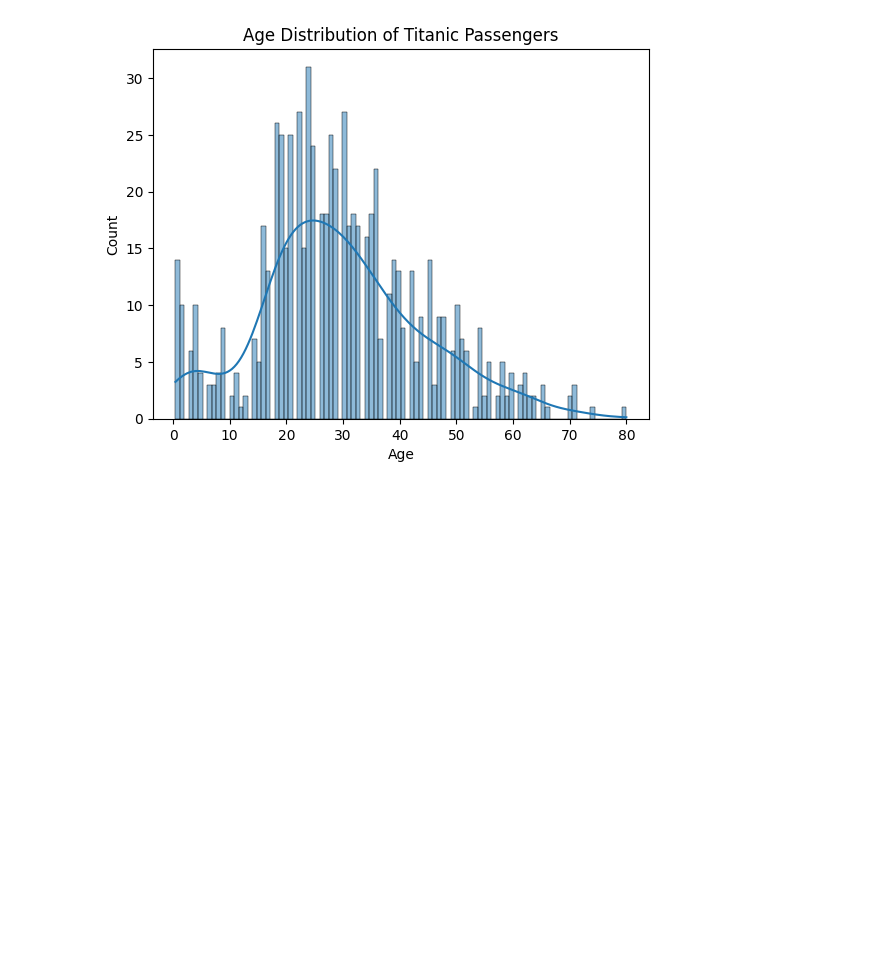
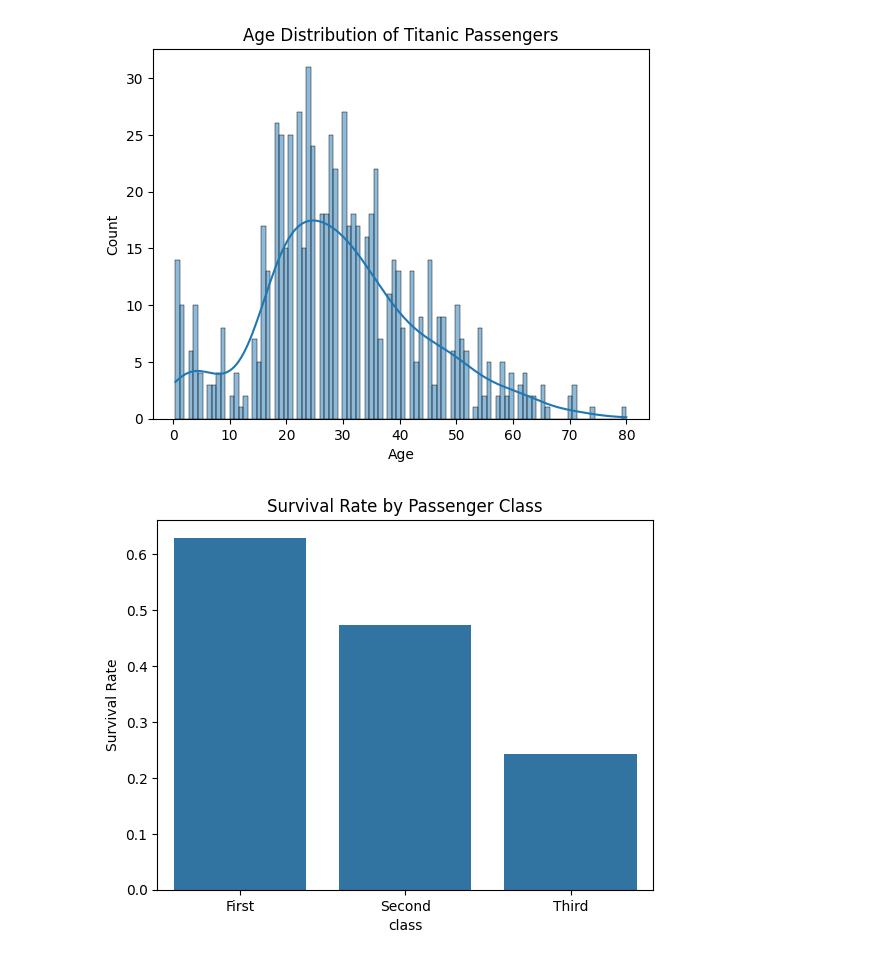
Before and after one commit to amitpaul2004/BCT_3, a Jupyter notebook: codes/titanic.ipynb, the cells around one changed output. Saved outputs shown, nothing was run; the diff lists cells and outputs as text; code cells hidden in the pictures; blank space fills up the shorter version.

Commit message:
plot show

```diff
--- a/codes/titanic.ipynb
+++ b/codes/titanic.ipynb
@@ -131,3 +131,14 @@ plt.ylabel("Count")
 plt.show()
 # %% [output]
 [figure]
+# %%
+survival_rate_by_class = df.groupby("class")["survived"].mean().reset_index()
+
+sns.barplot(x="class", y="survived", data=survival_rate_by_class)
+
+plt.title("Survival Rate by Passenger Class")
+plt.ylabel("Survival Rate")
+
+plt.show()
+# %% [output]
+[figure, added]
```
